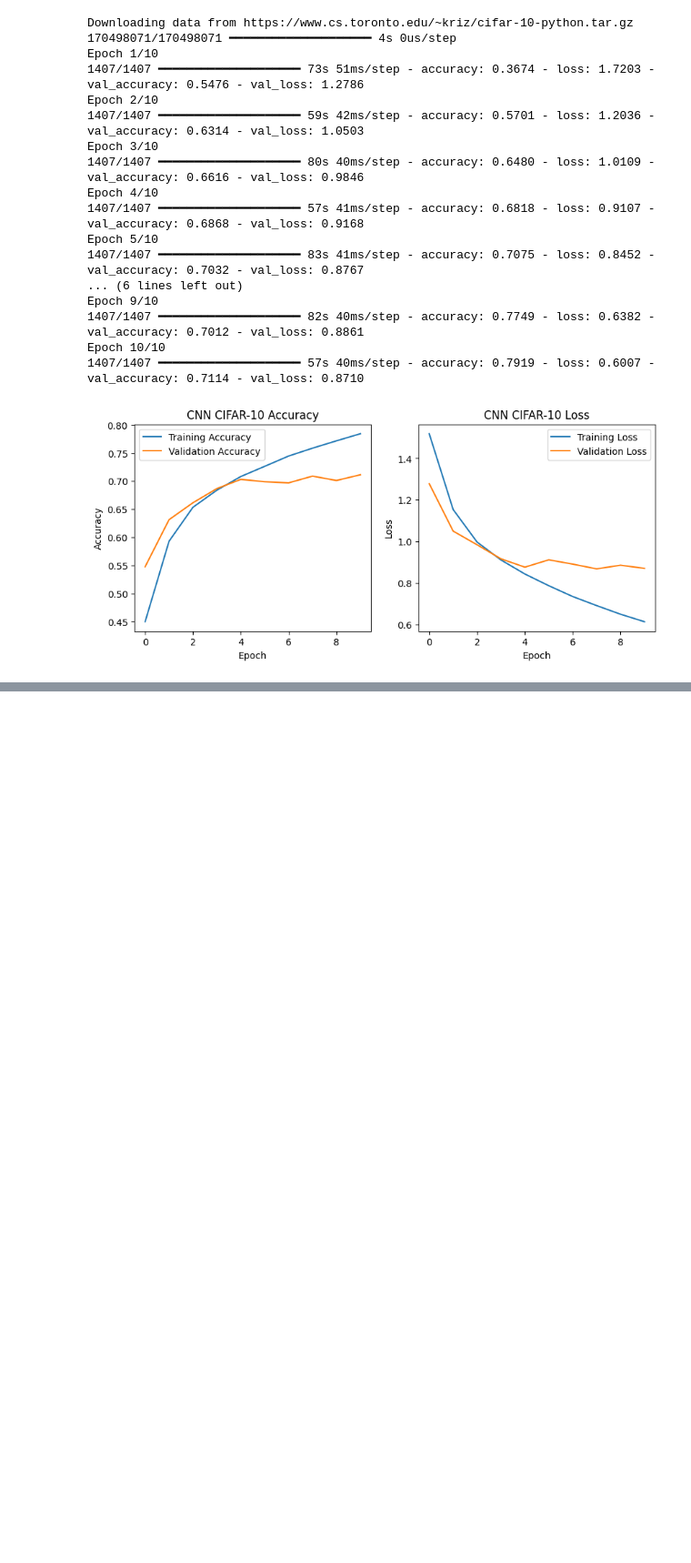
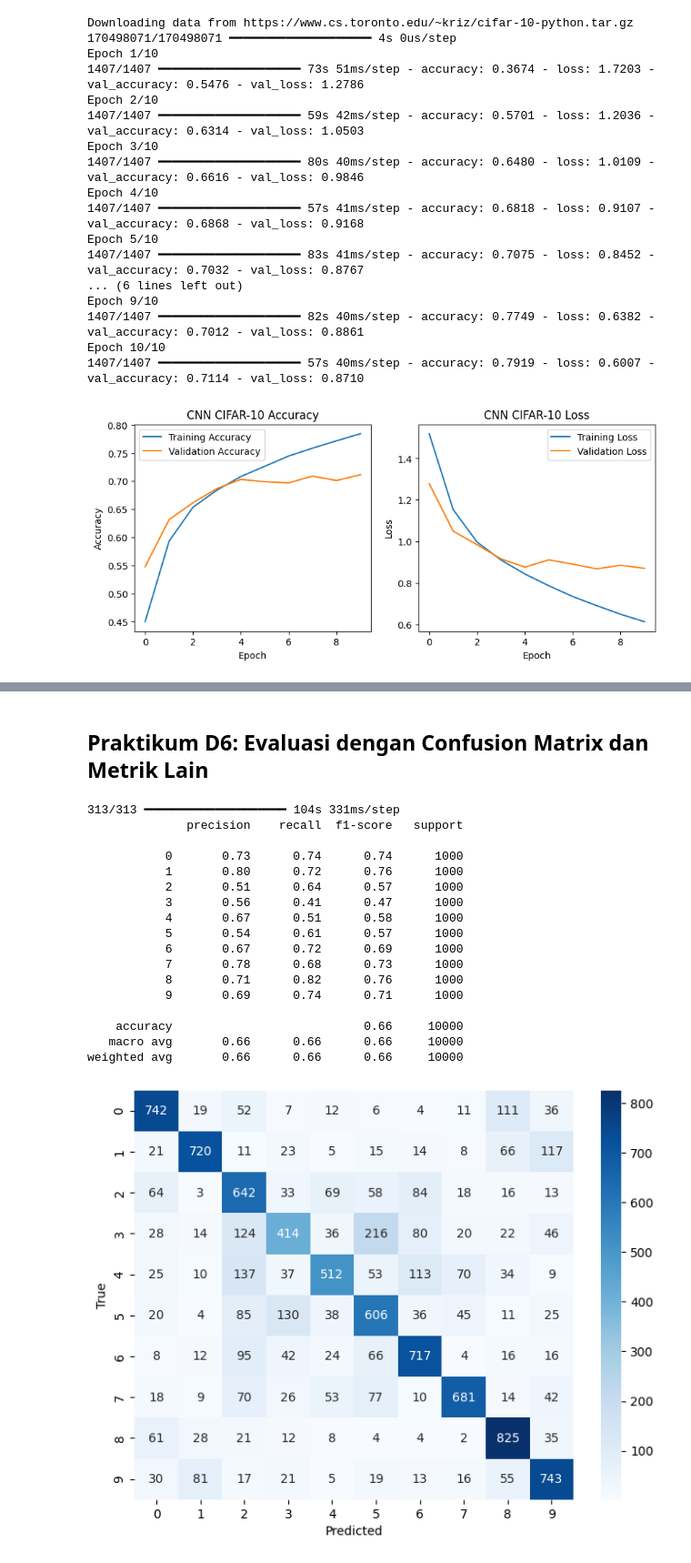
Before and after one commit to khansaintania/2025_VISI_KOMPUTER_TI2B, a Jupyter notebook: Jobsheet_02_Klasifikasi_Gambar_Visi_Komputer.ipynb, the cells around one changed output, grey strips where cells are left out. Shown at 91% size. Cells and saved outputs as stored; diff of their text form; code cells hidden in the pictures; blank space fills up the shorter version.

```diff
--- a/Jobsheet_02_Klasifikasi_Gambar_Visi_Komputer.ipynb
+++ b/Jobsheet_02_Klasifikasi_Gambar_Visi_Komputer.ipynb
@@ -259,0 +449,36 @@ Epoch 10/10
+# %% [markdown]
+## Praktikum D6: Evaluasi dengan Confusion Matrix dan Metrik Lain
+# %%
+from sklearn.metrics import classification_report, confusion_matrix
+import seaborn as sns
+import matplotlib.pyplot as plt
+
+y_pred = model.predict(x_test).argmax(axis=1)
+
+print(classification_report(y_test, y_pred))
+
+cm = confusion_matrix(y_test, y_pred)
+plt.figure(figsize=(8,6))
+sns.heatmap(cm, annot=True, fmt='d', cmap='Blues')
+plt.xlabel('Predicted')
+plt.ylabel('True')
+plt.show()
+# %% [output]
+313/313 ━━━━━━━━━━━━━━━━━━━━ 104s 331ms/step
+              precision    recall  f1-score   support
+
+           0       0.73      0.74      0.74      1000
+           1       0.80      0.72      0.76      1000
+           2       0.51      0.64      0.57      1000
+           3       0.56      0.41      0.47      1000
+           4       0.67      0.51      0.58      1000
+           5       0.54      0.61      0.57      1000
+           6       0.67      0.72      0.69      1000
+           7       0.78      0.68      0.73      1000
+           8       0.71      0.82      0.76      1000
+           9       0.69      0.74      0.71      1000
+
+    accuracy                           0.66     10000
+   macro avg       0.66      0.66      0.66     10000
+weighted avg       0.66      0.66      0.66     10000
+[figure, added]
```
Also changed, not shown: parts of 10 cells of this notebook.
